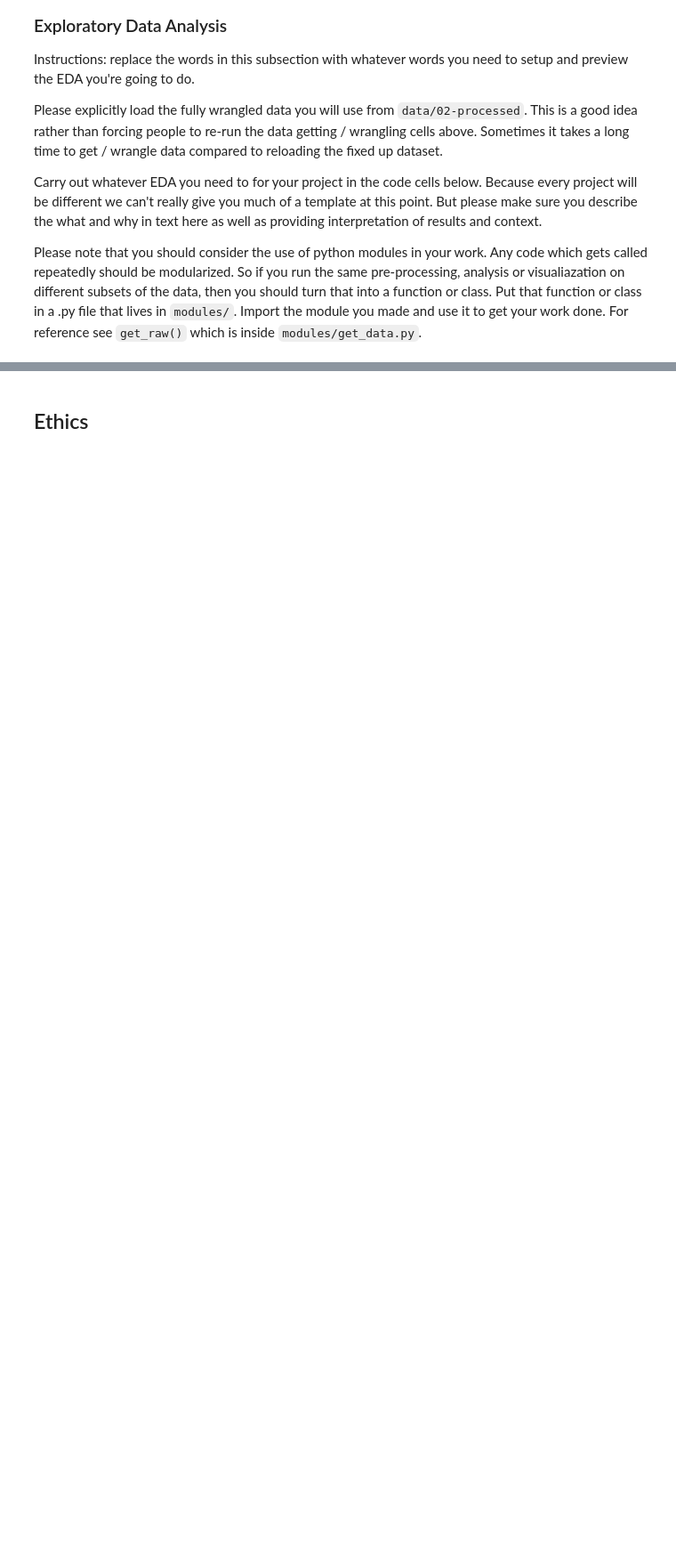
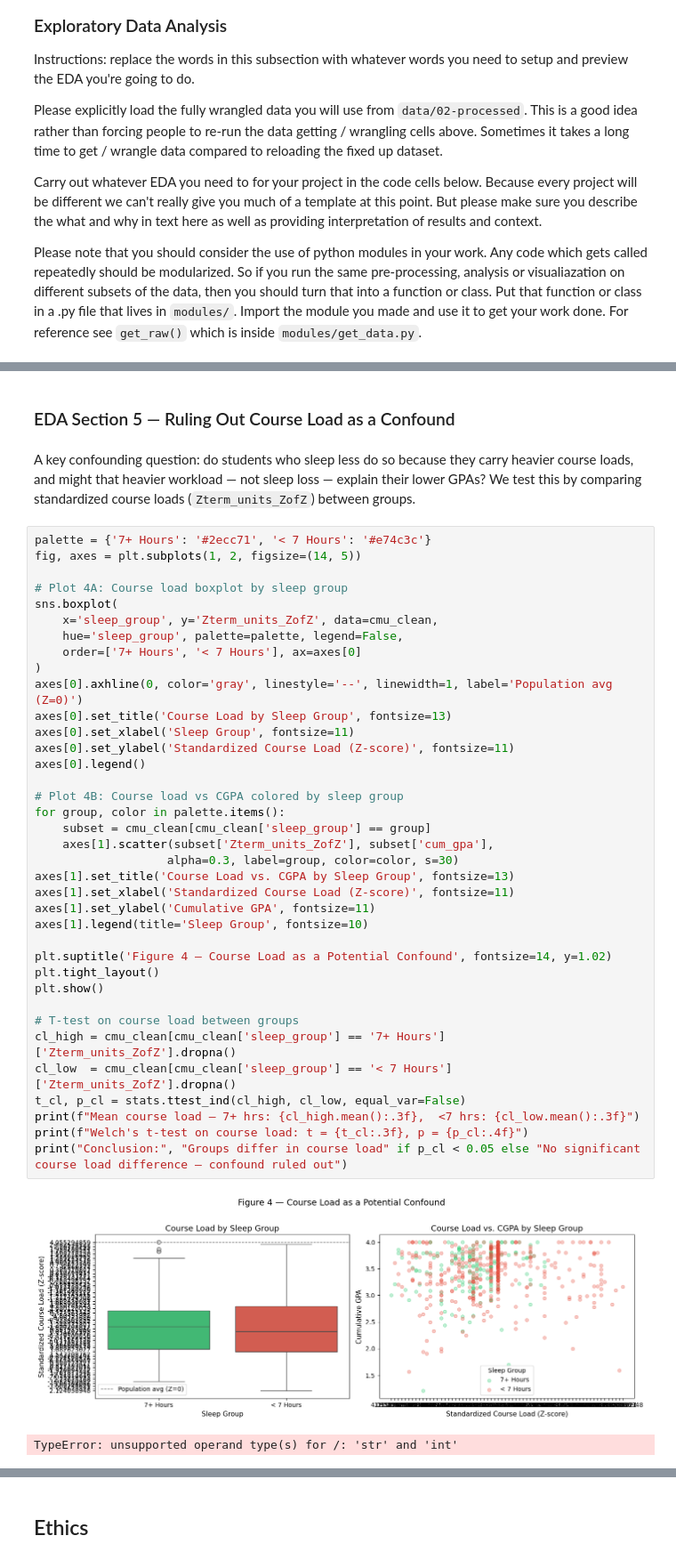
Before and after one commit to COGS108/Group014_WI26, a Jupyter notebook: 02-EDACheckpoint.ipynb, the cells around one changed output, grey strips where cells are left out. Shown at 89% size. Cells and saved outputs as stored; diff of their text form; blank space fills up the shorter version.

```diff
--- a/02-EDACheckpoint.ipynb
+++ b/02-EDACheckpoint.ipynb
@@ -173,0 +653,46 @@ Some more words and stuff.  Remember notebooks work best if you interleave the c
+# %% [markdown]
+### EDA Section 5 — Ruling Out Course Load as a Confound
+# %% [markdown]
+A key confounding question: do students who sleep less do so because they carry heavier
+course loads, and might that heavier workload — not sleep loss — explain their lower GPAs?
+We test this by comparing standardized course loads (`Zterm_units_ZofZ`) between groups.
+# %%
+palette = {'7+ Hours': '#2ecc71', '< 7 Hours': '#e74c3c'}
+fig, axes = plt.subplots(1, 2, figsize=(14, 5))
+
+# Plot 4A: Course load boxplot by sleep group
+sns.boxplot(
+    x='sleep_group', y='Zterm_units_ZofZ', data=cmu_clean,
+    hue='sleep_group', palette=palette, legend=False,
+    order=['7+ Hours', '< 7 Hours'], ax=axes[0]
+)
+axes[0].axhline(0, color='gray', linestyle='--', linewidth=1, label='Population avg (Z=0)')
+axes[0].set_title('Course Load by Sleep Group', fontsize=13)
+axes[0].set_xlabel('Sleep Group', fontsize=11)
+axes[0].set_ylabel('Standardized Course Load (Z-score)', fontsize=11)
+axes[0].legend()
+
+# Plot 4B: Course load vs CGPA colored by sleep group
+for group, color in palette.items():
+    subset = cmu_clean[cmu_clean['sleep_group'] == group]
+    axes[1].scatter(subset['Zterm_units_ZofZ'], subset['cum_gpa'],
+                   alpha=0.3, label=group, color=color, s=30)
+axes[1].set_title('Course Load vs. CGPA by Sleep Group', fontsize=13)
+axes[1].set_xlabel('Standardized Course Load (Z-score)', fontsize=11)
+axes[1].set_ylabel('Cumulative GPA', fontsize=11)
+axes[1].legend(title='Sleep Group', fontsize=10)
+
+plt.suptitle('Figure 4 — Course Load as a Potential Confound', fontsize=14, y=1.02)
+plt.tight_layout()
+plt.show()
+
+# T-test on course load between groups
+cl_high = cmu_clean[cmu_clean['sleep_group'] == '7+ Hours']['Zterm_units_ZofZ'].dropna()
+cl_low  = cmu_clean[cmu_clean['sleep_group'] == '< 7 Hours']['Zterm_units_ZofZ'].dropna()
+t_cl, p_cl = stats.ttest_ind(cl_high, cl_low, equal_var=False)
+print(f"Mean course load — 7+ hrs: {cl_high.mean():.3f},  <7 hrs: {cl_low.mean():.3f}")
+print(f"Welch's t-test on course load: t = {t_cl:.3f}, p = {p_cl:.4f}")
+print("Conclusion:", "Groups differ in course load" if p_cl < 0.05 else "No significant course load difference — confound ruled out")
+# %% [output]
+[figure, added]
+TypeError: unsupported operand type(s) for /: 'str' and 'int'
```
Also changed, not shown: parts of 41 cells of this notebook.
